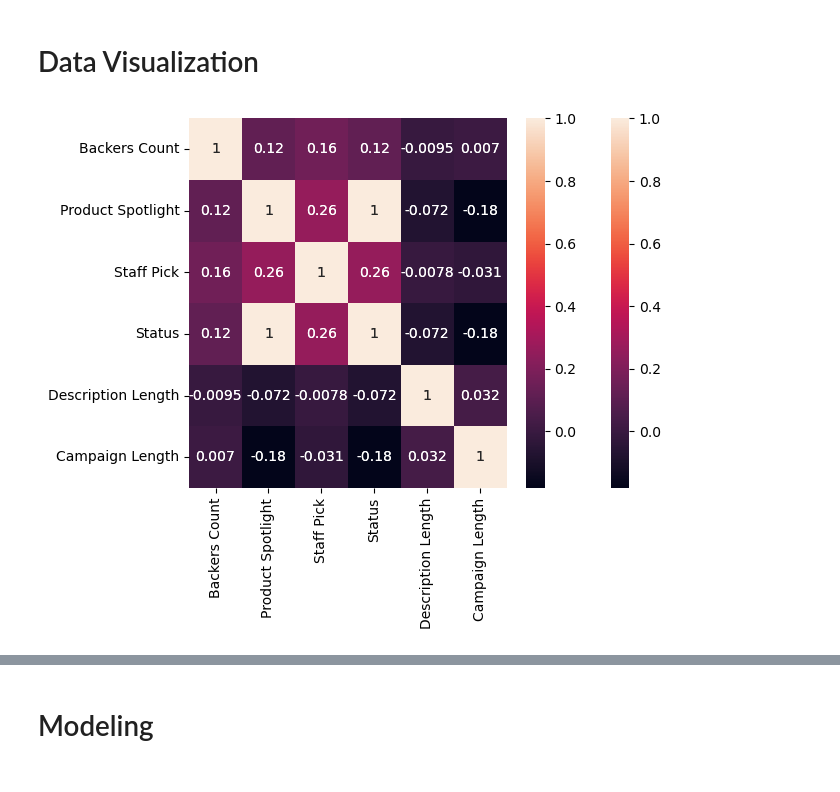
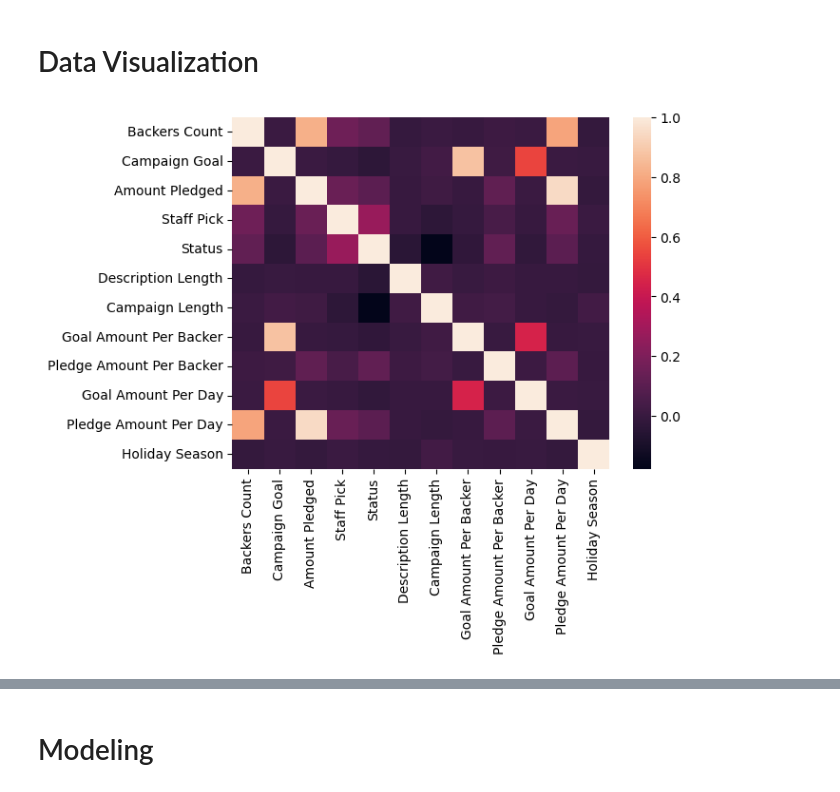
Before and after one commit to BW-Kickstarter-Success-03/campaign_eval, a Jupyter notebook: Kickstarter_project.ipynb, the cells around one changed output, grey strips where cells are left out. Saved outputs shown, nothing was run; the diff lists cells and outputs as text; code cells hidden in the pictures.

```diff
--- a/Kickstarter_project.ipynb
+++ b/Kickstarter_project.ipynb
@@ -12,7 +15,7 @@ import seaborn as sns
 
 # raw_df = pd.read_csv(data_path, index_col='idb
 # %%
-raw_df = pd.read_csv('KickstarterData.zip', index_col='id')
+raw_df = pd.read_csv('KickstarterCleaned.zip', index_col='id')
 # %% [markdown]
 # Exploratory Data Analysis
 # %%
@@ -116,9 +119,12 @@ def wrangle(df):
     df['Goal Amount Per Day'] = round(df['Campaign Goal']/df['Campaign Length'])
     df['Pledge Amount Per Day'] = round(df['Amount Pledged']/df['Campaign Length'])
 
+    # Engineered feature: Did campaign start in Nov, Dec, or Feb.
+    df['Holiday Season'] = df['Campaign Start'].dt.month.isin([11,12,1]).astype(int)
+
 
     # Creating data to quantify the time from campagin creation to start
-    df['Campaign Launch Length'] = df['Campaign Start'].sub(df['Campaign Created'], axis=0)
+    df['Campaign Launch Length'] = df['Campaign Start'].sub(df['Campaign Created'], axis=0).astype(int)#####
 
     # Remove duplicate 'Product Name' rows
     df.drop_duplicates(subset=['Product Name'], keep='first', inplace=True)
@@ -126,7 +132,7 @@ def wrangle(df):
 
     return df
 # %%
-df = wrangle(raw_df)
+df = wrangle(raw_df.copy())
 
 df.head()
 # %% [output]
@@ -195,2 +201,10 @@ Name: Subcategory, dtype: object
 
  --------------------------------------
+# %%
+plt.rcParams['figure.figsize'] = [6, 2]
+for column in my_cols:
+    plt.figure()
+    sns.distplot(df[column])
+
+plt.show()
+plt.rcParams.update(plt.rcParamsDefault)
@@ -203,9 +226,9 @@ Name: Subcategory, dtype: object
 
 # Whisker plot of campaign goal, amount pledged, backers count https://matplotlib.org/3.1.1/api/_as_gen/matplotlib.pyplot.boxplot.html
 # %%
-Var_Corr = df_sml.corr()
+Var_Corr = df.corr()
 # plot the heatmap and annotation on it
-sns.heatmap(Var_Corr, xticklabels=Var_Corr.columns, yticklabels=Var_Corr.columns, annot=True)
+sns.heatmap(Var_Corr, xticklabels=Var_Corr.columns, yticklabels=Var_Corr.columns)
 plt.show()
 # %% [output]
-[figure, old version]
+[figure, new version]
```
Also changed, not shown: parts of 28 cells of this notebook, 1 other file.
